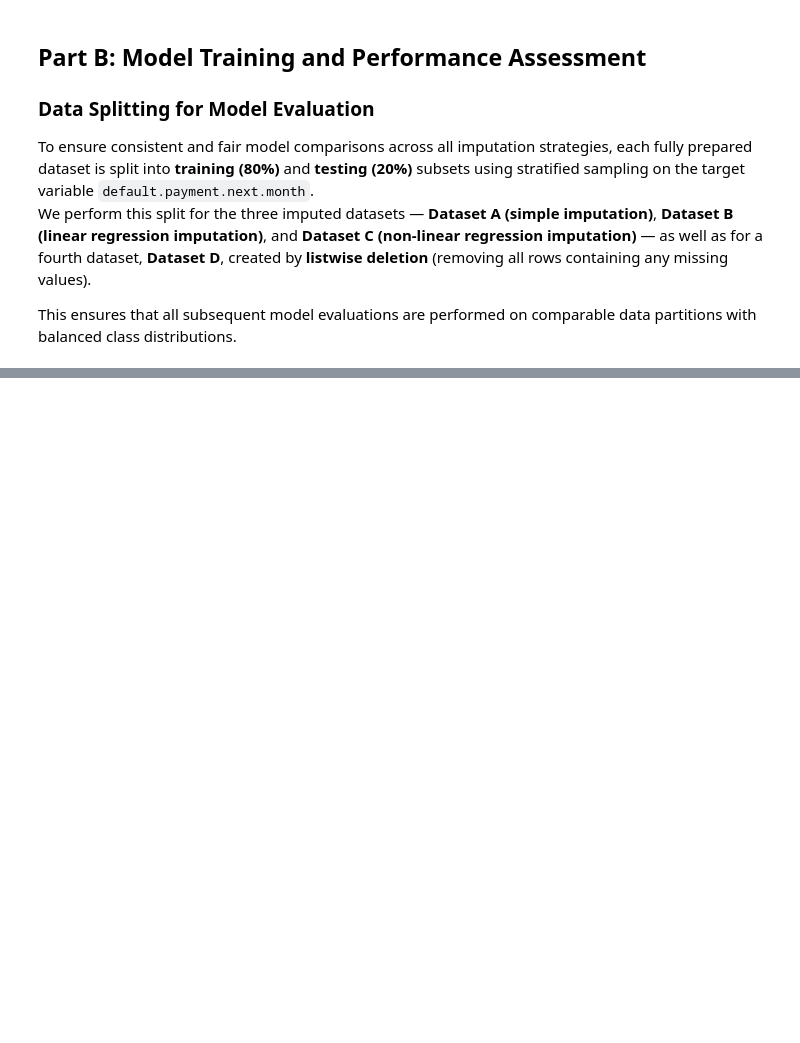
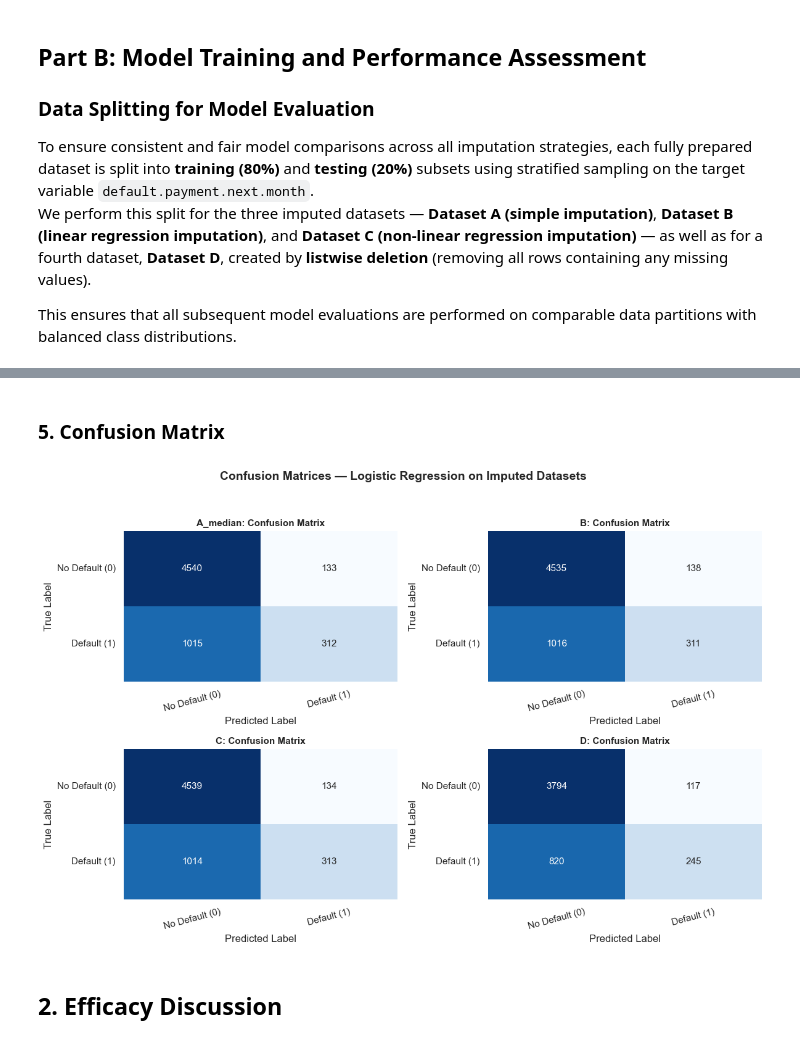
Before and after one commit to AkshayAmbekar26/assignment-06-AkshayAmbekar26, a Jupyter notebook: final-submission.ipynb, the cells around one changed output, grey strips where cells are left out. Cells and saved outputs as stored; diff of their text form; code cells hidden in the pictures; blank space fills up the shorter version.

```diff
--- a/final-submission.ipynb
+++ b/final-submission.ipynb
@@ -1119,0 +1421,41 @@ LogisticRegression does not accept missing values encoded as NaN natively. For s
+# %% [markdown]
+### 5. Confusion Matrix
+# %%
+# Ensure results are available
+plt.figure(figsize=(12, 8))
+models = ["A_median", "B", "C", "D"]
+
+for i, name in enumerate(models, 1):
+    data = scaled_results[name]
+    X_test = data["X_test_scaled"]
+    y_test = data["y_test"]
+
+    clf = LogisticRegression(max_iter=2000, random_state=42)
+    clf.fit(data["X_train_scaled"], data["y_train"])
+    y_pred = clf.predict(X_test)
+
+    cm = confusion_matrix(y_test, y_pred)
+    cm_perc = cm / cm.sum(axis=1, keepdims=True)  # normalize by row
+
+    plt.subplot(2, 2, i)
+    sns.heatmap(
+        cm_perc,
+        annot=cm,
+        fmt="d",
+        cmap="Blues",
+        cbar=False,
+        annot_kws={"size": 11}
+    )
+    plt.title(f"{name}: Confusion Matrix", fontsize=11, weight='bold')
+    plt.xlabel("Predicted Label")
+    plt.ylabel("True Label")
+    plt.xticks([0.5, 1.5], ["No Default (0)", "Default (1)"], rotation=15)
+    plt.yticks([0.5, 1.5], ["No Default (0)", "Default (1)"], rotation=0)
+
+plt.suptitle("Confusion Matrices — Logistic Regression on Imputed Datasets", fontsize=14, weight='bold')
+plt.tight_layout(rect=[0, 0, 1, 0.95])
+plt.show()
+# %% [output]
+[figure, added]
+# %% [markdown]
+## 2. Efficacy Discussion
```
Also changed, not shown: parts of 32 cells of this notebook.
